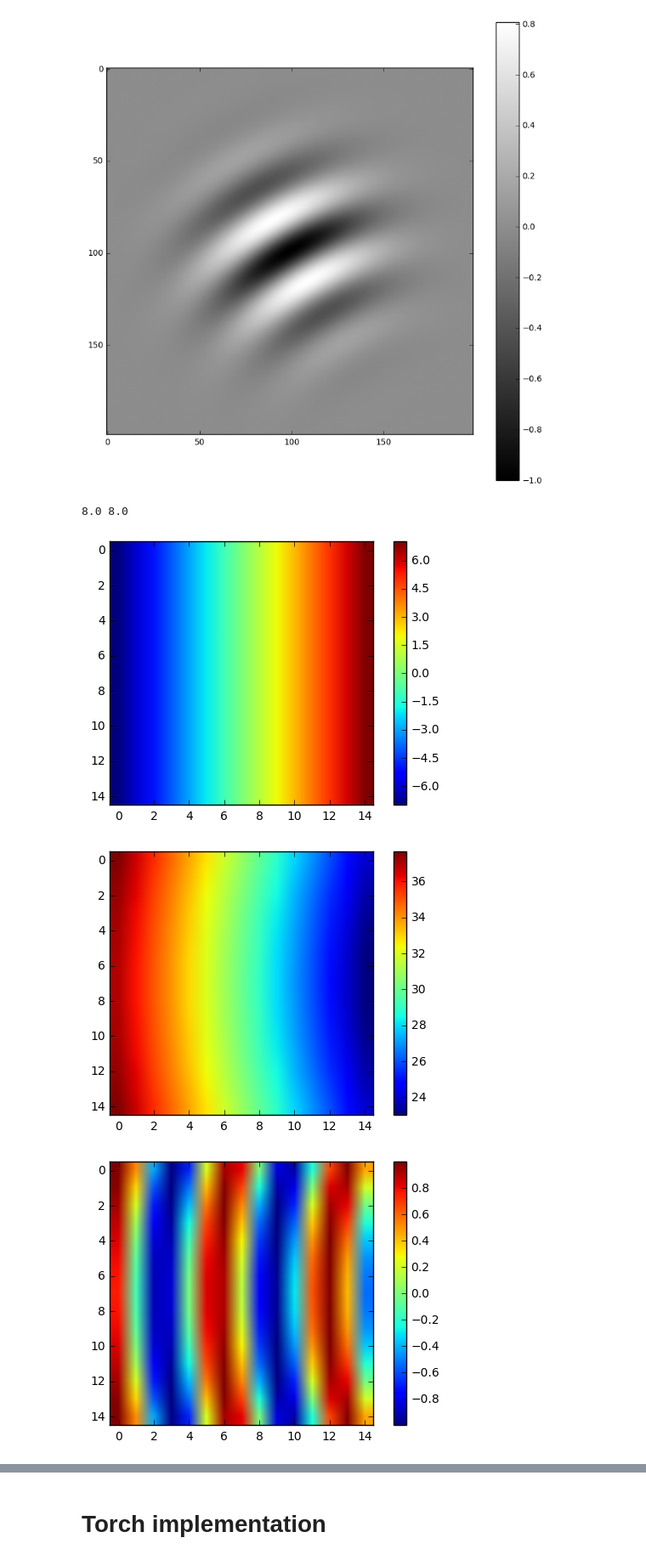
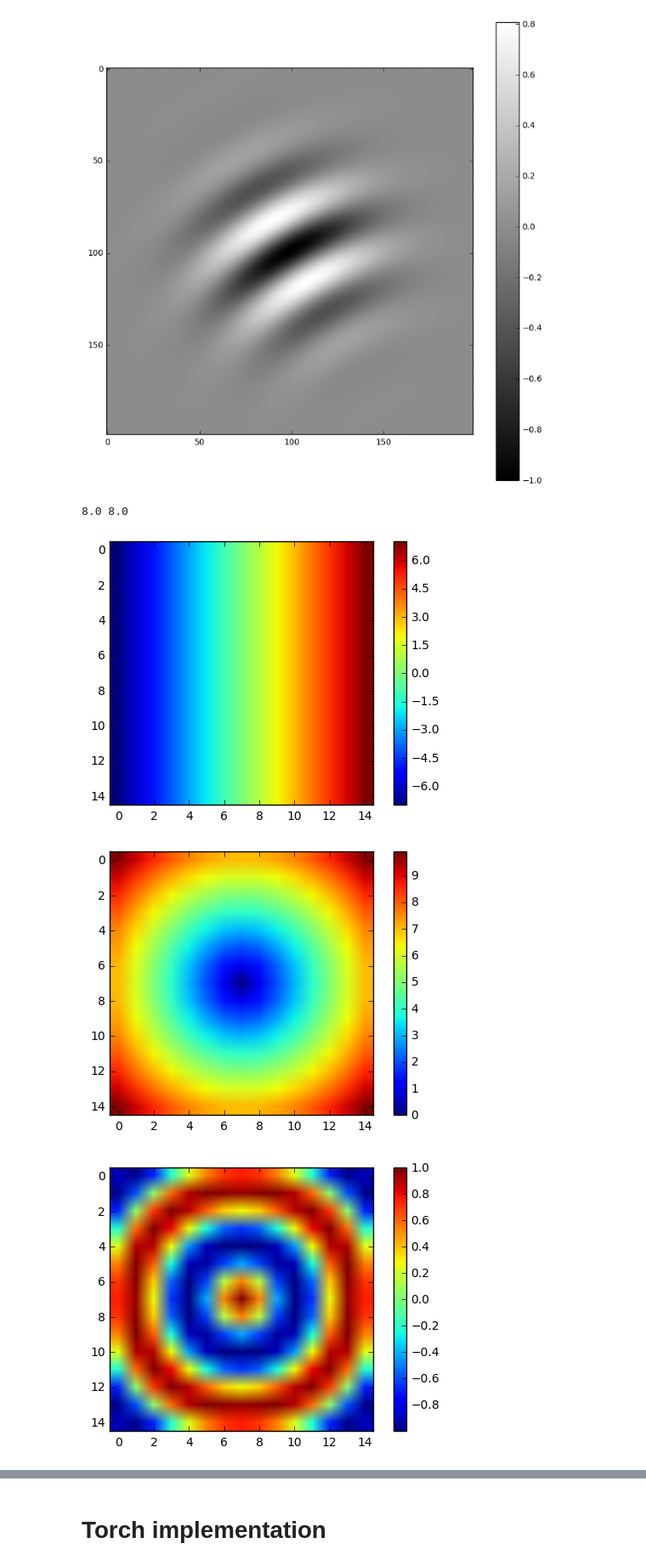
Before and after one commit to iKintosh/GaborNet, a Jupyter notebook: GaborFilter and GaborNet implementation .ipynb, the cells around one changed output, grey strips where cells are left out. Shown at 85% size. Drawn from its saved outputs; the diff is of its cells as text; code cells hidden in the pictures.

Commit message:
curved gabor layer

```diff
--- a/GaborFilter and GaborNet implementation .ipynb
+++ b/GaborFilter and GaborNet implementation .ipynb
@@ -161,29 +288,29 @@ plt.show()
 [figure]
 # %%
 size = 15
-r0 = 30
+r0 = 0
 theta =  np.pi
 cx = 0
 cy = 0
 x0 = np.ceil(max(size/2, 1))
 y0 = np.ceil(max(size/2, 1))
 print(x0,y0)
 y, x = np.mgrid[-y0+1:y0, -x0+1:x0]
 curvex = cx - r0*np.cos(theta)
 curvey = cy - r0*np.sin(theta)
 
 plt.imshow(x)
 plt.colorbar()
 plt.show()
 r = np.sqrt((x - curvex)**2 + (y - curvey)**2)
 plt.imshow(r)
 plt.colorbar()
 plt.show()
 plt.imshow(np.cos(r))
 plt.colorbar()
 plt.show()
 # %% [output]
 8.0 8.0
 [figure]
-[figure, old version]
+[figure, new version]
-[figure, old version]
+[figure, new version]
```
Also changed, not shown: parts of 11 cells of this notebook, 2 other files.
